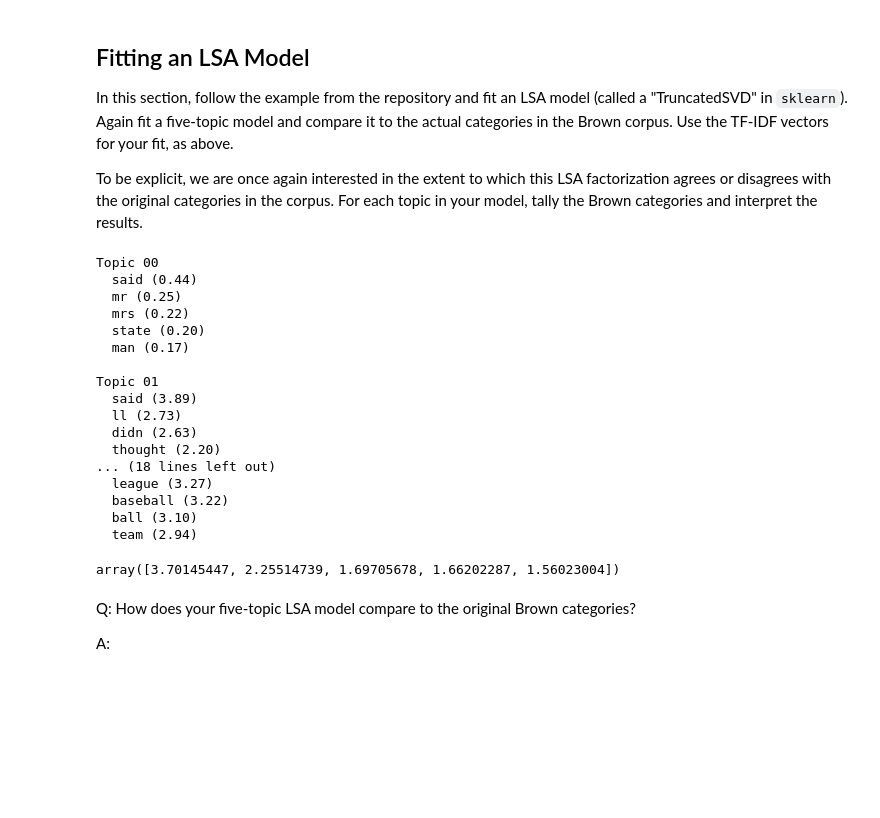
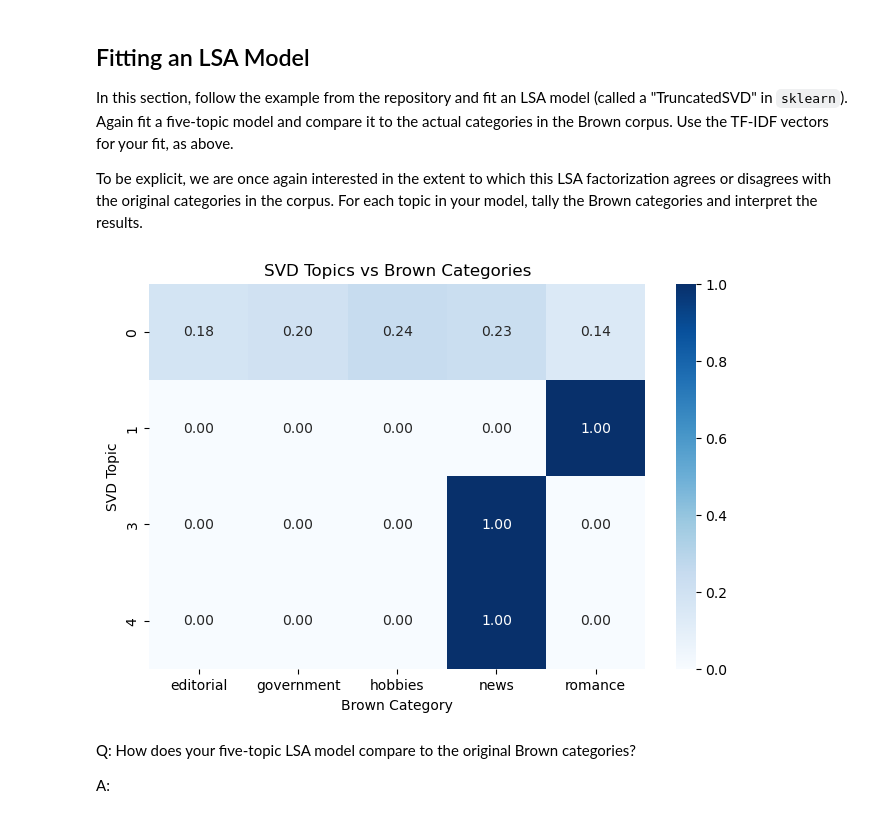
Before and after one commit to junclemente/ads509-assignments, a Jupyter notebook: wk5/Topic Modeling.ipynb, the cells around one changed output. Drawn from its saved outputs; the diff is of its cells as text; code cells hidden in the pictures; blank space fills up the shorter version.

Commit message:
feat: update svd and lda models

```diff
--- a/wk5/Topic Modeling.ipynb
+++ b/wk5/Topic Modeling.ipynb
@@ -220,29 +220,20 @@ svd_text_model = TruncatedSVD(n_components=5, random_state=314)
 W_svd_matrix = svd_text_model.fit_transform(tfidf_text_vectors)
 H_svd_matrix = nmf_text_model.components_
 
-display_topics(svd_text_model, tfidf_text_vectorizer.get_feature_names_out())
+df["svd_topic"] = np.argmax(W_svd_matrix, axis=1)
+svd_top_cat = pd.crosstab(df["svd_topic"], df["category"])
+svd_top_norm = svd_top_cat.div(svd_top_cat.sum(axis=1), axis=0)
-# %% [output]
-Topic 00
-  said (0.44)
-  mr (0.25)
-  mrs (0.22)
-  state (0.20)
-  man (0.17)
-
-Topic 01
-  said (3.89)
-  ll (2.73)
-  didn (2.63)
-  thought (2.20)
-... (18 lines left out)
-  league (3.27)
-  baseball (3.22)
-  ball (3.10)
-  team (2.94)
-# %%
-svd_text_model.singular_values_
-# %% [output]
-array([3.70145447, 2.25514739, 1.69705678, 1.66202287, 1.56023004])
+# %%
+%matplotlib inline
+
+plt.figure(figsize=(8, 5))
+sns.heatmap(svd_top_norm, annot=True, cmap="Blues", fmt=".2f")
+plt.title("SVD Topics vs Brown Categories")
+plt.xlabel("Brown Category")
+plt.ylabel("SVD Topic")
+plt.show()
+# %% [output]
+[figure, added]
 # %% [markdown]
 Q: How does your five-topic LSA model compare to the original Brown categories?
 
```
Also changed, not shown: parts of 5 cells of this notebook.
